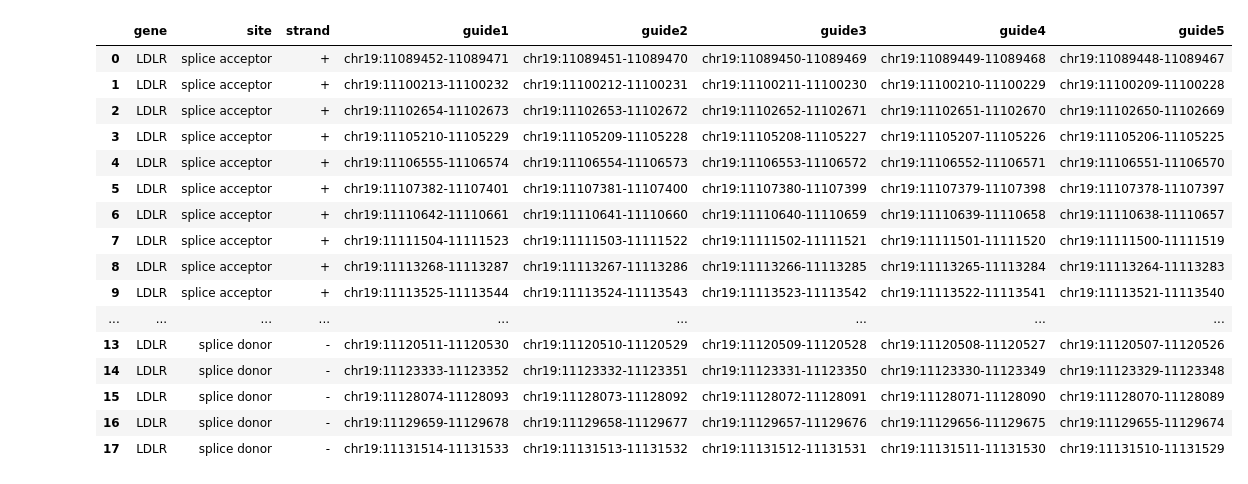
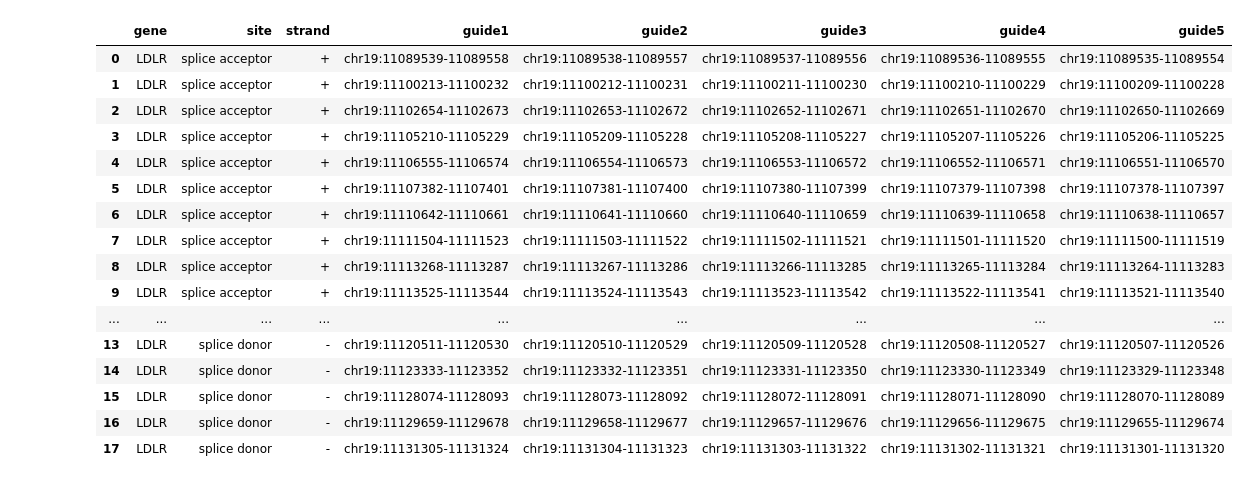
Before and after one commit to allison-james/Cholesterol_BE_guides, a Jupyter notebook: BE_guides_master_table.ipynb, the cells around one changed output. Cells and saved outputs as stored; diff of their text form; code cells hidden in the pictures.

Commit message:
Add files via upload
new input is CCDS download from table on UCSC genome browser

```diff
--- a/BE_guides_master_table.ipynb
+++ b/BE_guides_master_table.ipynb
@@ -3,8 +3,8 @@ import numpy as np
 import pandas as pd
 from datascience import *
 # %%
-LDLR_file_path = '/Users/allisonjames/Documents/Rotations/Sherwood Lab/LDLR_test_file'
-SREBF2_file_path = '/Users/allisonjames/Documents/Rotations/Sherwood Lab/BE screens/SREBF2_table2.txt'
+LDLR_file_path = '/Users/allisonjames/Documents/Rotations/Sherwood Lab/BE screens/LDLR_table2.txt'
+SREBF2_file_path = '/Users/allisonjames/Documents/Rotations/Sherwood Lab/BE screens/SREBF2_table.txt'
 pd.set_option('display.max_columns', None)
 # %%
 def get_SA_guides(gene, file_path):
@@ -13,7 +13,7 @@ def get_SA_guides(gene, file_path):
     starts = entry_1.loc["exonStarts"].strip(", ").split(',')
     start1 = []
     for i in starts:
-        start1 = np.append(start1, int(i)-9))
+        start1 = np.append(start1, int(i)-9)
     start2 = start1-1
     start3 = start1-2
     start4 = start1-3
@@ -41,10 +41,10 @@ def get_SA_guides(gene, file_path):
 def get_SD_guides(gene, file_path):
     table = pd.read_csv(file_path, sep='\t')
     entry_1 = table.iloc[0]
-    starts = entry_1.loc["chromStarts"].strip(", ").split(',')
+    ends = entry_1.loc["exonEnds"].strip(", ").split(',')
     start1 = []
-    for i in np.arange(len(starts)):
-        start1 = np.append(start1, int(entry_1.loc["chromStart"]+int(starts[i])+int(entry_1.loc["blockSizes"].split(',')[i])-11))
+    for i in ends:
+        start1 = np.append(start1, int(i)-11)
     start2 = start1-1
     start3 = start1-2
     start4 = start1-3
@@ -75,10 +75,10 @@ def get_guides(gene, file_path):
     master_table = SA_guides.append(SD_guides)
     return master_table
 # %%
-get_guides("LDLR", file_path)
+get_guides("LDLR", LDLR_file_path)
 # %% [output]
 |  | gene | site | strand | guide1 | guide2 | guide3 | guide4 | guide5 |
-| 0 | LDLR | splice acceptor | + | chr19:11089452-11089471 | chr19:11089451-11089470 | chr19:11089450-11089469 | chr19:11089449-11089468 | chr19:11089448-11089467 |
+| 0 | LDLR | splice acceptor | + | chr19:11089539-11089558 | chr19:11089538-11089557 | chr19:11089537-11089556 | chr19:11089536-11089555 | chr19:11089535-11089554 |
 | 1 | LDLR | splice acceptor | + | chr19:11100213-11100232 | chr19:11100212-11100231 | chr19:11100211-11100230 | chr19:11100210-11100229 | chr19:11100209-11100228 |
 | 2 | LDLR | splice acceptor | + | chr19:11102654-11102673 | chr19:11102653-11102672 | chr19:11102652-11102671 | chr19:11102651-11102670 | chr19:11102650-11102669 |
 | 3 | LDLR | splice acceptor | + | chr19:11105210-11105229 | chr19:11105209-11105228 | chr19:11105208-11105227 | chr19:11105207-11105226 | chr19:11105206-11105225 |
@@ -93,7 +93,7 @@ get_guides("LDLR", file_path)
 | 14 | LDLR | splice donor | - | chr19:11123333-11123352 | chr19:11123332-11123351 | chr19:11123331-11123350 | chr19:11123330-11123349 | chr19:11123329-11123348 |
 | 15 | LDLR | splice donor | - | chr19:11128074-11128093 | chr19:11128073-11128092 | chr19:11128072-11128091 | chr19:11128071-11128090 | chr19:11128070-11128089 |
 | 16 | LDLR | splice donor | - | chr19:11129659-11129678 | chr19:11129658-11129677 | chr19:11129657-11129676 | chr19:11129656-11129675 | chr19:11129655-11129674 |
-| 17 | LDLR | splice donor | - | chr19:11131514-11131533 | chr19:11131513-11131532 | chr19:11131512-11131531 | chr19:11131511-11131530 | chr19:11131510-11131529 |
+| 17 | LDLR | splice donor | - | chr19:11131305-11131324 | chr19:11131304-11131323 | chr19:11131303-11131322 | chr19:11131302-11131321 | chr19:11131301-11131320 |
 # %%
 get_guides("SREBF2", SREBF2_file_path)
 # %% [output]
```
Also changed, not shown: parts of 1 cell of this notebook.
